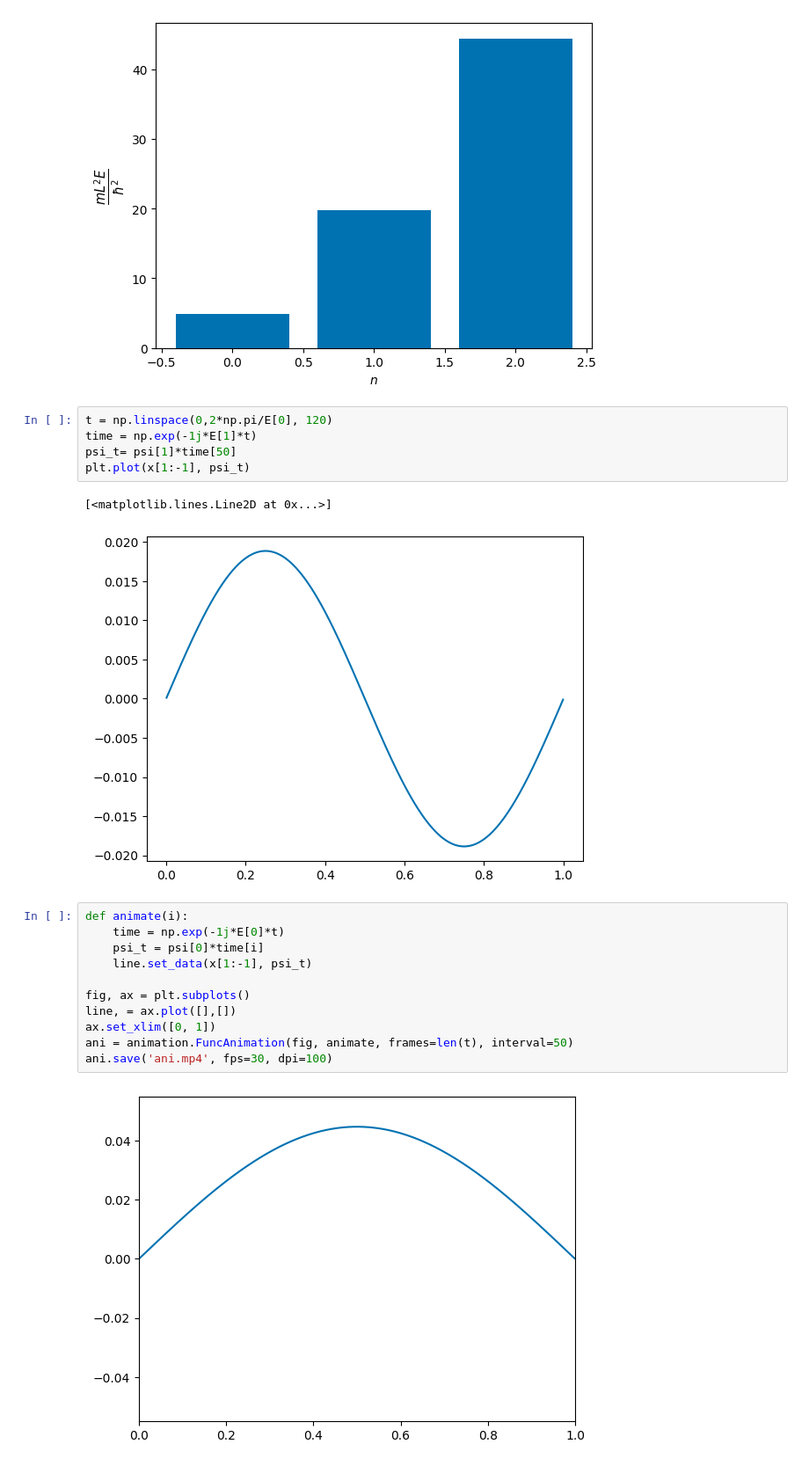
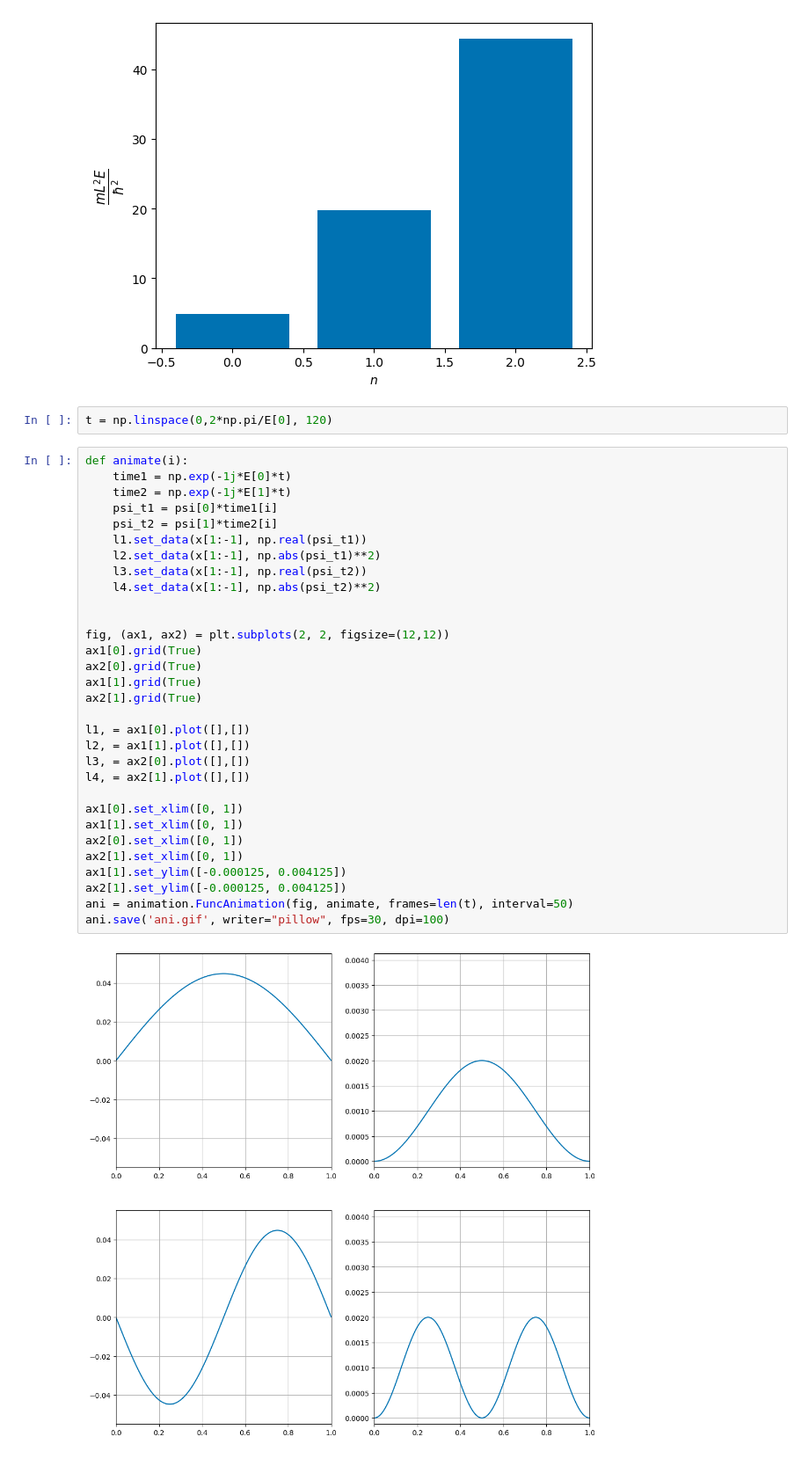
Before and after one commit to R4vante/School, a Jupyter notebook: ASIA/Leroy-1D-Schroedinger.ipynb, the cells around one changed output. Shown at 88% size. Saved outputs shown, nothing was run; the diff lists cells and outputs as text.

Commit message:
Changes made to animation of 1D Schroedinger

```diff
--- a/ASIA/Leroy-1D-Schroedinger.ipynb
+++ b/ASIA/Leroy-1D-Schroedinger.ipynb
@@ -177,22 +184,36 @@ Text(0.5, 0, '$n$')
 [figure]
 # %%
 t = np.linspace(0,2*np.pi/E[0], 120)
-time = np.exp(-1j*E[1]*t)
-psi_t= psi[1]*time[50]
-plt.plot(x[1:-1], psi_t)
-# %% [output]
-[<matplotlib.lines.Line2D at 0x...>]
-[figure, removed]
-# %%
-def animate(i):
-    time = np.exp(-1j*E[0]*t)
-    psi_t = psi[0]*time[i]
-    line.set_data(x[1:-1], psi_t)
-
-fig, ax = plt.subplots()
-line, = ax.plot([],[])
-ax.set_xlim([0, 1])
-ani = animation.FuncAnimation(fig, animate, frames=len(t), interval=50)
-ani.save('ani.mp4', fps=30, dpi=100)
-# %% [output]
-[figure, removed]
+# %%
+def animate(i):
+    time1 = np.exp(-1j*E[0]*t)
+    time2 = np.exp(-1j*E[1]*t)
+    psi_t1 = psi[0]*time1[i]
+    psi_t2 = psi[1]*time2[i]
+    l1.set_data(x[1:-1], np.real(psi_t1))
+    l2.set_data(x[1:-1], np.abs(psi_t1)**2)
+    l3.set_data(x[1:-1], np.real(psi_t2))
+    l4.set_data(x[1:-1], np.abs(psi_t2)**2)
+
+
+fig, (ax1, ax2) = plt.subplots(2, 2, figsize=(12,12))
+ax1[0].grid(True)
+ax2[0].grid(True)
+ax1[1].grid(True)
+ax2[1].grid(True)
+
+l1, = ax1[0].plot([],[])
+l2, = ax1[1].plot([],[])
+l3, = ax2[0].plot([],[])
+l4, = ax2[1].plot([],[])
+
+ax1[0].set_xlim([0, 1])
+ax1[1].set_xlim([0, 1])
+ax2[0].set_xlim([0, 1])
+ax2[1].set_xlim([0, 1])
+ax1[1].set_ylim([-0.000125, 0.004125])
+ax2[1].set_ylim([-0.000125, 0.004125])
+ani = animation.FuncAnimation(fig, animate, frames=len(t), interval=50)
+ani.save('ani.gif', writer="pillow", fps=30, dpi=100)
+# %% [output]
+[figure, added]
```
Also changed, not shown: parts of 3 cells of this notebook, 2 other files.
